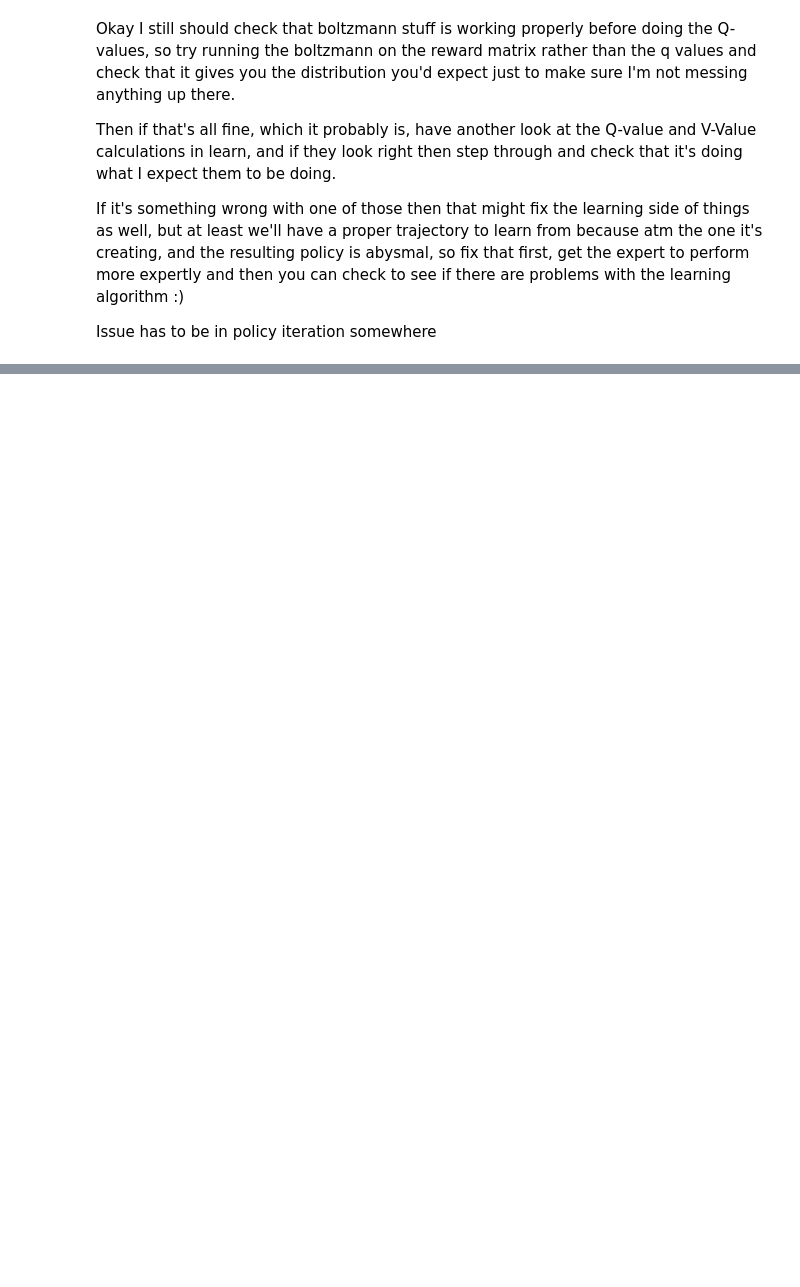
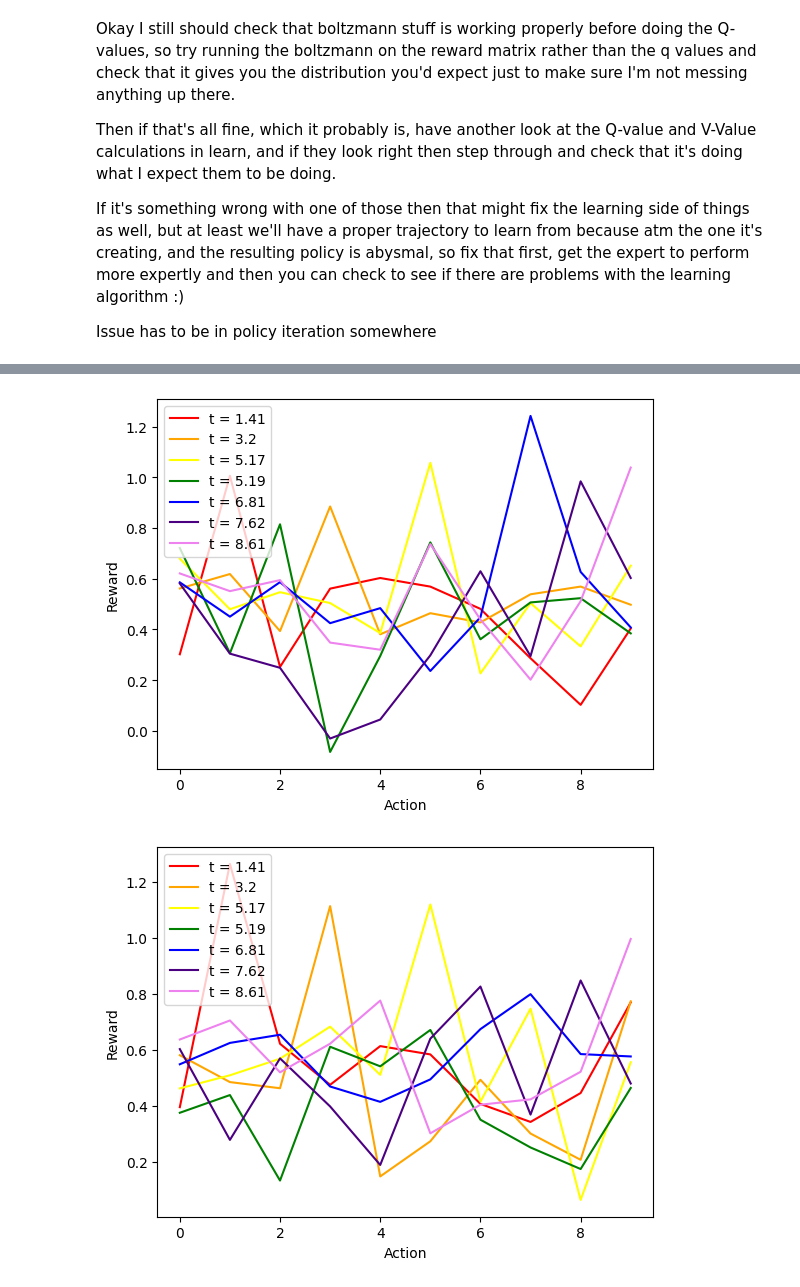
Before and after one commit to tommstuart/IRLProject, a Jupyter notebook: src/testing.ipynb, the cells around one changed output, grey strips where cells are left out. Drawn from its saved outputs; the diff is of its cells as text; code cells hidden in the pictures; blank space fills up the shorter version.

```diff
--- a/src/testing.ipynb
+++ b/src/testing.ipynb
@@ -73,0 +112,29 @@ for t in range(len(observations)):
+# %%
+rewards = np.asarray(learned_rewards)
+rewards.shape
+first_hundred = np.average(rewards[0:25], axis = 0)
+second_hundred = np.average(rewards[175:200], axis = 0)
+
+colors = ["red", "orange","yellow","green","blue","indigo","violet"]
+for t in range(7):
+    label = "t = " + format(round(observation_times[t],2))
+    plt.plot(first_hundred[0,:,t], color=colors[t], label = label)
+
+plt.ylabel("Reward")
+plt.xlabel("Action")
+plt.legend()
+plt.show()
+
+
+colors = ["red", "orange","yellow","green","blue","indigo","violet"]
+for t in range(7):
+    label = "t = " + format(round(observation_times[t],2))
+    plt.plot(second_hundred[0,:,t], color=colors[t], label = label)
+
+plt.ylabel("Reward")
+plt.xlabel("Action")
+plt.legend()
+plt.show()
+# %% [output]
+[figure, added]
+[figure, added]
```
Also changed, not shown: parts of 7 cells of this notebook, 2 other files.
